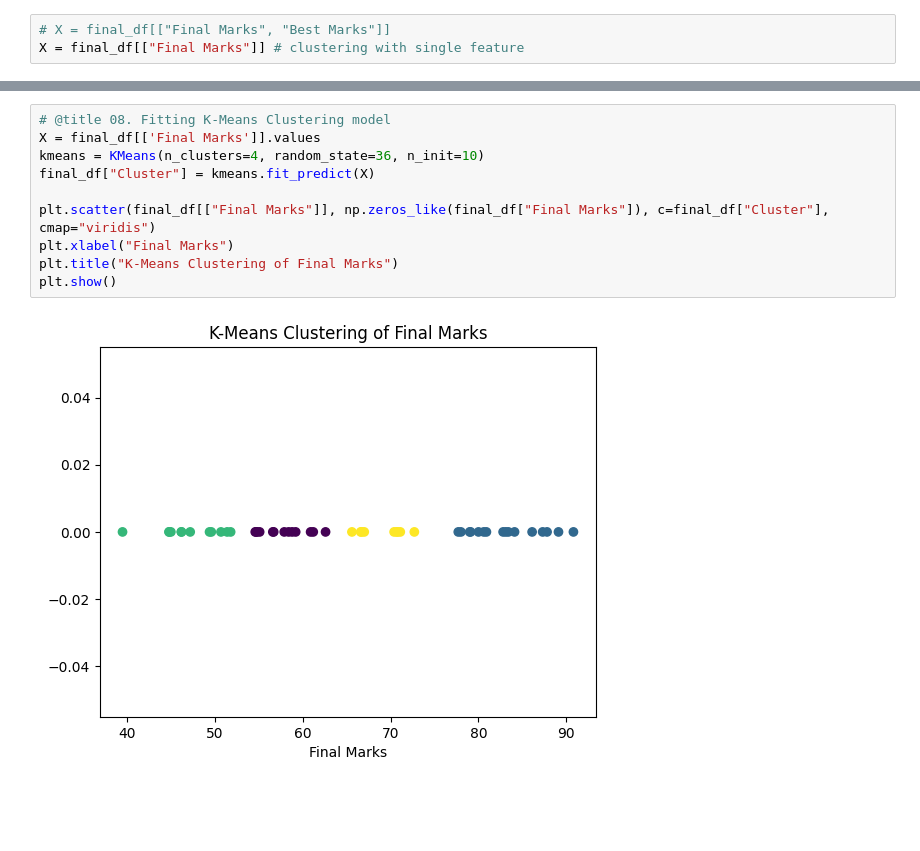
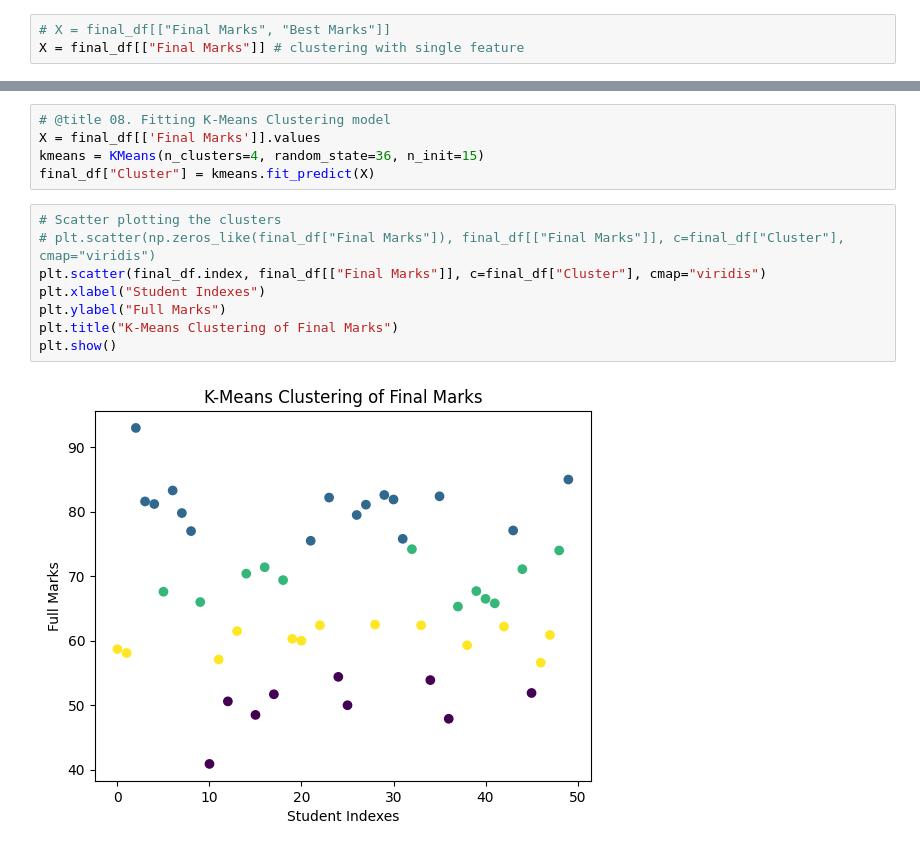
Before and after one commit to never-be-mahfuz/BasicDataScienceProject-001, a Jupyter notebook: PDS09_36_Project_2.ipynb, the cells around one changed output, grey strips where cells are left out. Saved outputs shown, nothing was run; the diff lists cells and outputs as text; blank space fills up the shorter version.

```diff
--- a/PDS09_36_Project_2.ipynb
+++ b/PDS09_36_Project_2.ipynb
@@ -128,12 +128,15 @@ plt.show()
 # %%
 # @title 08. Fitting K-Means Clustering model
 X = final_df[['Final Marks']].values
-kmeans = KMeans(n_clusters=4, random_state=36, n_init=10)
+kmeans = KMeans(n_clusters=4, random_state=36, n_init=15)
 final_df["Cluster"] = kmeans.fit_predict(X)
-
-plt.scatter(final_df[["Final Marks"]], np.zeros_like(final_df["Final Marks"]), c=final_df["Cluster"], cmap="viridis")
-plt.xlabel("Final Marks")
-plt.title("K-Means Clustering of Final Marks")
-plt.show()
-# %% [output]
-[figure, removed]
+# %%
+# Scatter plotting the clusters
+# plt.scatter(np.zeros_like(final_df["Final Marks"]), final_df[["Final Marks"]], c=final_df["Cluster"], cmap="viridis")
+plt.scatter(final_df.index, final_df[["Final Marks"]], c=final_df["Cluster"], cmap="viridis")
+plt.xlabel("Student Indexes")
+plt.ylabel("Full Marks")
+plt.title("K-Means Clustering of Final Marks")
+plt.show()
+# %% [output]
+[figure, added]
```
Also changed, not shown: parts of 6 cells of this notebook.
